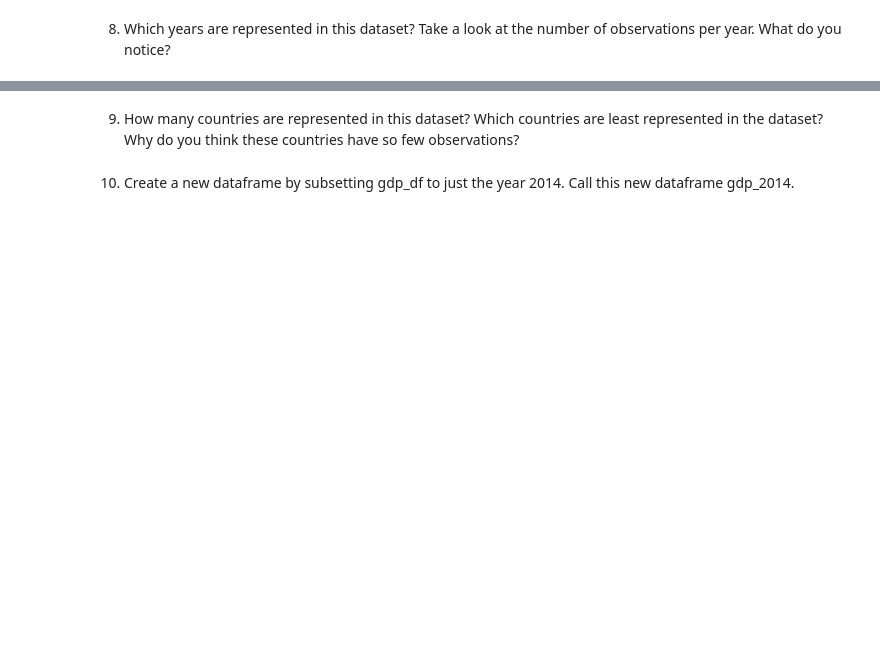
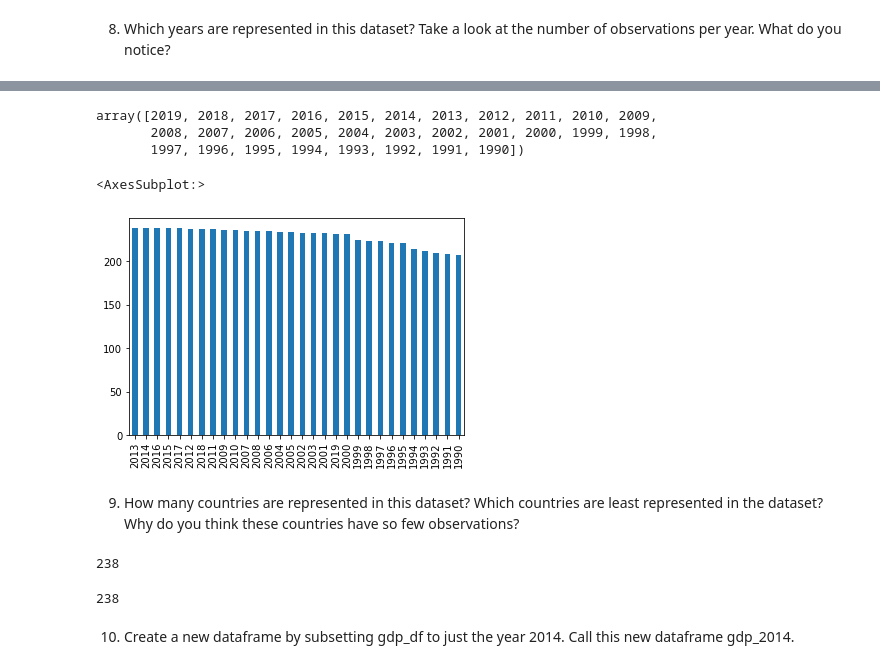
Before and after one commit to nedatahe/UN-data, a Jupyter notebook: notebooks/UN_Data_Exploration.ipynb, the cells around one changed output, grey strips where cells are left out. Drawn from its saved outputs; the diff is of its cells as text; code cells hidden in the pictures; blank space fills up the shorter version.

```diff
--- a/notebooks/UN_Data_Exploration.ipynb
+++ b/notebooks/UN_Data_Exploration.ipynb
@@ -59,2 +94,2 @@ gdp_df.tail()
 # %%
-gdp_df.rename(columns = {'Country or Area': 'Country', 'Value': 'GDP_Per_Capita'})
+gdp_df = gdp_df.rename(columns = {'Country or Area': 'Country', 'Value': 'GDP_Per_Capita'})
@@ -69,4 +151,20 @@ gdp_df['Year'].astype(int)
 # %%
-gdp_df.columns
+gdp_df.Year.unique()
+
+# this is better than .tolist() and .value_counts() because it puts everything in a list
+# %% [output]
+array([2019, 2018, 2017, 2016, 2015, 2014, 2013, 2012, 2011, 2010, 2009,
+       2008, 2007, 2006, 2005, 2004, 2003, 2002, 2001, 2000, 1999, 1998,
+       1997, 1996, 1995, 1994, 1993, 1992, 1991, 1990])
+# %%
+year = gdp_df.Year.value_counts()
+year.plot(kind = 'bar') # bar plot is made from value counts
+# %% [output]
+<AxesSubplot:>
+[figure, added]
 # %% [markdown]
 9.	How many countries are represented in this dataset? Which countries are least represented in the dataset? Why do you think these countries have so few observations?
+# %%
+gdp_df.Country.nunique()
+# %% [output]
+238
@@ -72,0 +173,4 @@ gdp_df.columns
+# %%
+len(gdp_df.Country.unique()) # unique gives me a list. we wanna count the elements of a list
+# %% [output]
+238
```
Also changed, not shown: parts of 31 cells of this notebook, 1 other file.
